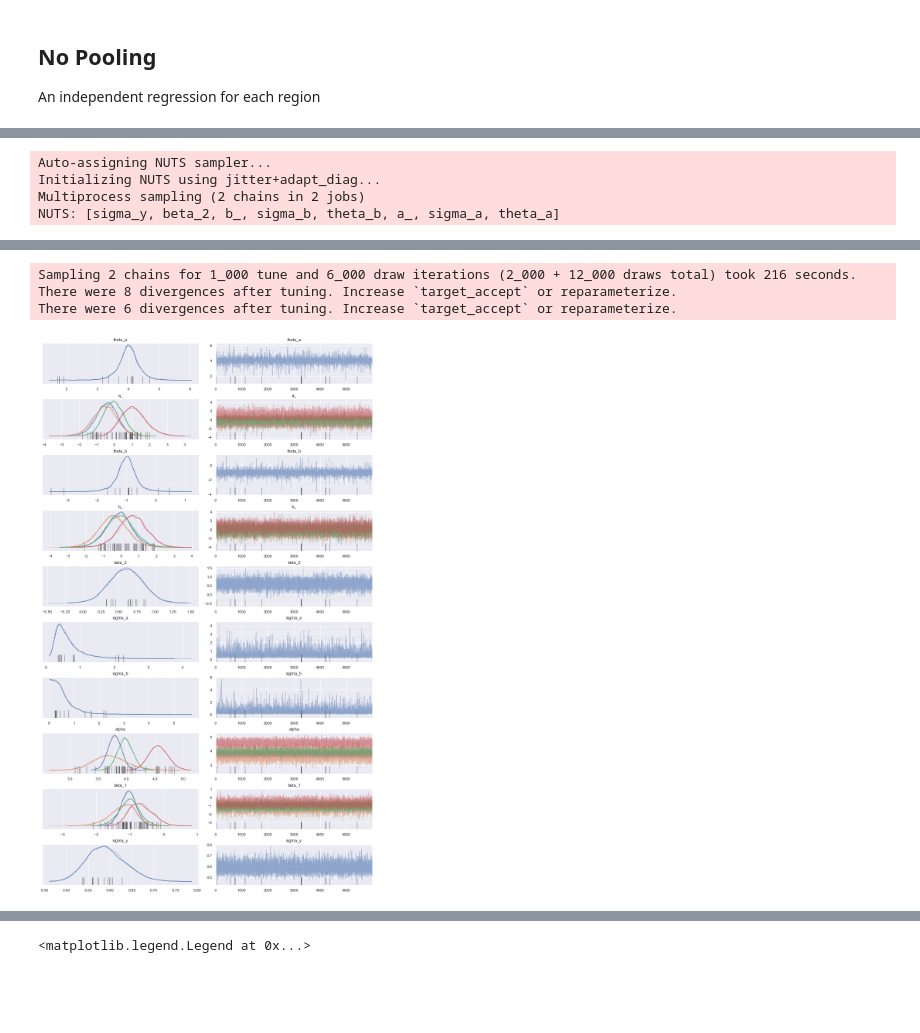
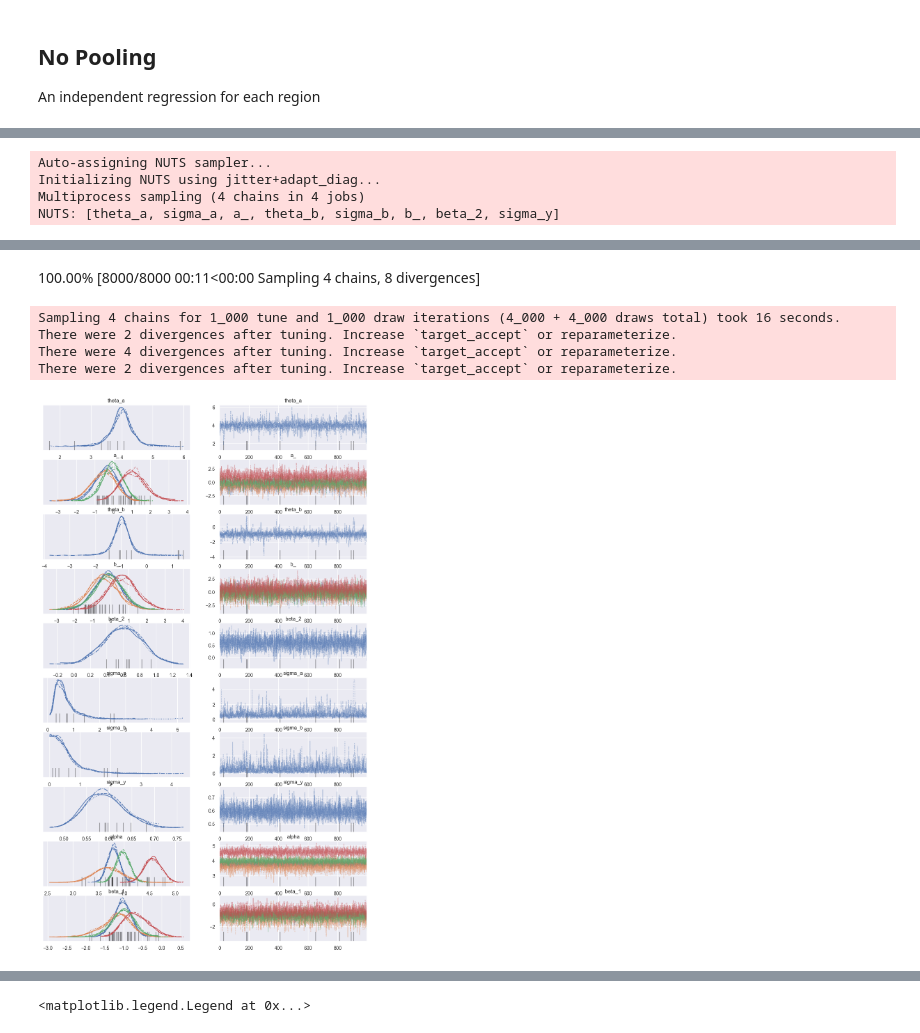
Before and after one commit to btbyrnes/bayesian_notebooks, a Jupyter notebook: leinhardt heirarchical.ipynb, the cells around one changed output, grey strips where cells are left out. Saved outputs shown, nothing was run; the diff lists cells and outputs as text; code cells hidden in the pictures; blank space fills up the shorter version.

```diff
--- a/leinhardt heirarchical.ipynb
+++ b/leinhardt heirarchical.ipynb
@@ -10,7 +11,7 @@ import matplotlib.pyplot as plt
 import seaborn as sns
 sns.set_theme()
 # %%
-data = pd.read_csv("leinhardt.csv")
+data = pd.read_csv("datasets/leinhardt.csv")
 
 data = data[data["infant"].isna() == False]
 
@@ -100,7 +100,7 @@ with pm.Model() as model_heirarchical:
 
     theta_a = pm.Normal("theta_a", mu=0, sigma=10)
     sigma_a = pm.Gamma("sigma_a", mu=2, sigma=2)
-    a_ = pm.Normal("a_", mu=0, sd=1, shape=len(region_name))
+    a_ = pm.Normal("a_", mu=0, sigma=1, shape=len(region_name))
 
     alpha = pm.Deterministic("alpha", theta_a + a_ * sigma_a)
 
@@ -132,11 +132,11 @@ with pm.Model() as model_vary_slopes:
 
     theta_a = pm.Normal("theta_a", mu=0, sigma=10)
     sigma_a = pm.Gamma("sigma_a", mu=2, sigma=2)
-    a_ = pm.Normal("a_", mu=0, sd=1, shape=len(region_name))
+    a_ = pm.Normal("a_", mu=0, sigma=1, shape=len(region_name))
 
     theta_b = pm.Normal("theta_b", mu=0, sigma=10)
     sigma_b = pm.Gamma("sigma_b", mu=2, sigma=2)
-    b_ = pm.Normal("b_", mu=0, sd=1, shape=len(region_name))
+    b_ = pm.Normal("b_", mu=0, sigma=1, shape=len(region_name))
 
 
     alpha = pm.Deterministic("alpha", theta_a + a_ * sigma_a)
@@ -151,10 +151,10 @@ with pm.Model() as model_vary_slopes:
     obs = pm.Normal("obs", mu=resp, sigma=sigma_y, observed=y)
 # %%
 with model_vary_slopes:
-    trace_vary_slopes = pm.sample(6000, target_accept=0.95)
+    trace_vary_slopes = pm.sample(target_accept=0.95)
     pm.plot_trace(trace_vary_slopes)
 # %% [output]
 Auto-assigning NUTS sampler...
 Initializing NUTS using jitter+adapt_diag...
-Multiprocess sampling (2 chains in 2 jobs)
-NUTS: [sigma_y, beta_2, b_, sigma_b, theta_b, a_, sigma_a, theta_a]
+Multiprocess sampling (4 chains in 4 jobs)
+NUTS: [theta_a, sigma_a, a_, theta_b, sigma_b, b_, beta_2, sigma_y]
@@ -162,7 +161,9 @@ NUTS: [sigma_y, beta_2, b_, sigma_b, theta_b, a_, sigma_a, theta_a]
+100.00% [8000/8000 00:11<00:00 Sampling 4 chains, 8 divergences]
-Sampling 2 chains for 1_000 tune and 6_000 draw iterations (2_000 + 12_000 draws total) took 216 seconds.
-There were 8 divergences after tuning. Increase `target_accept` or reparameterize.
-There were 6 divergences after tuning. Increase `target_accept` or reparameterize.
+Sampling 4 chains for 1_000 tune and 1_000 draw iterations (4_000 + 4_000 draws total) took 16 seconds.
+There were 2 divergences after tuning. Increase `target_accept` or reparameterize.
+There were 4 divergences after tuning. Increase `target_accept` or reparameterize.
+There were 2 divergences after tuning. Increase `target_accept` or reparameterize.
-[figure, old version]
+[figure, new version]
 # %%
 with model_regression:
     regression_obs = pm.sample_posterior_predictive(trace_regression)
```
Also changed, not shown: parts of 13 cells of this notebook, 10 other files.
